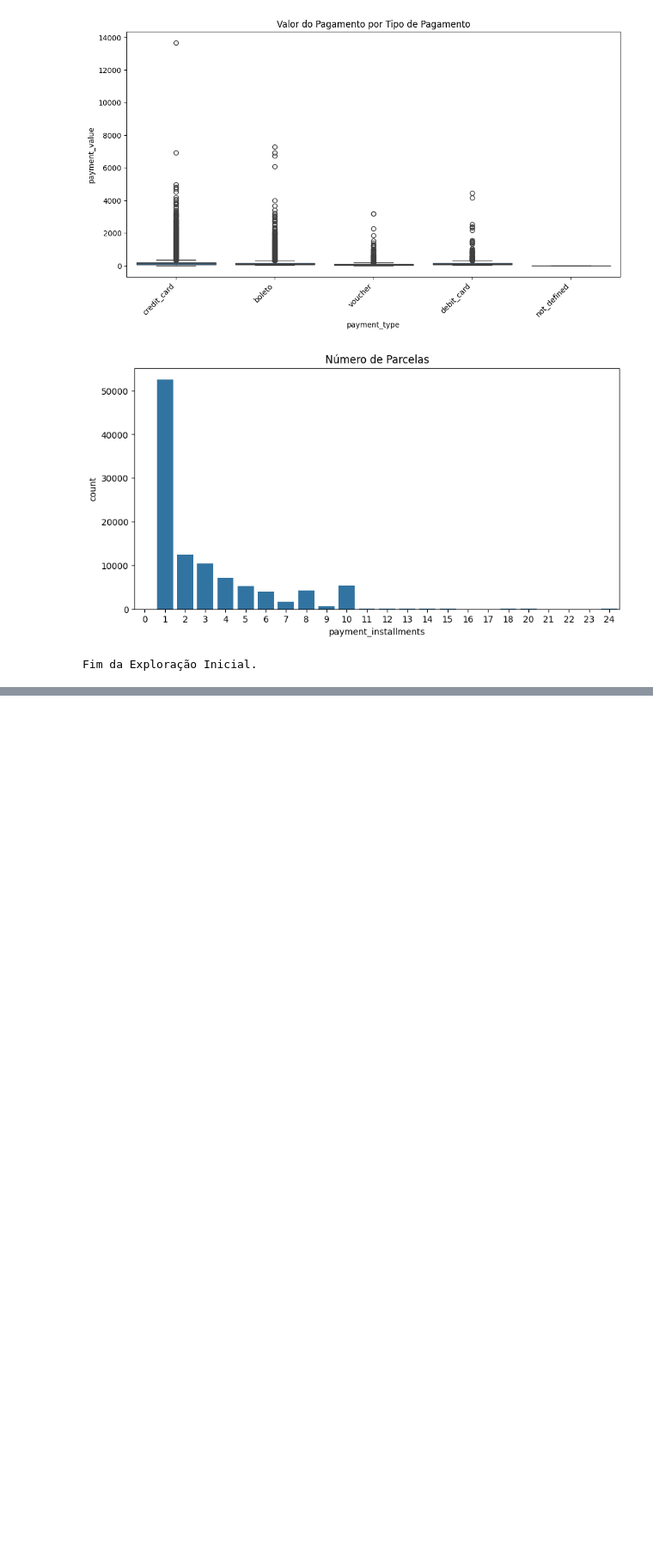
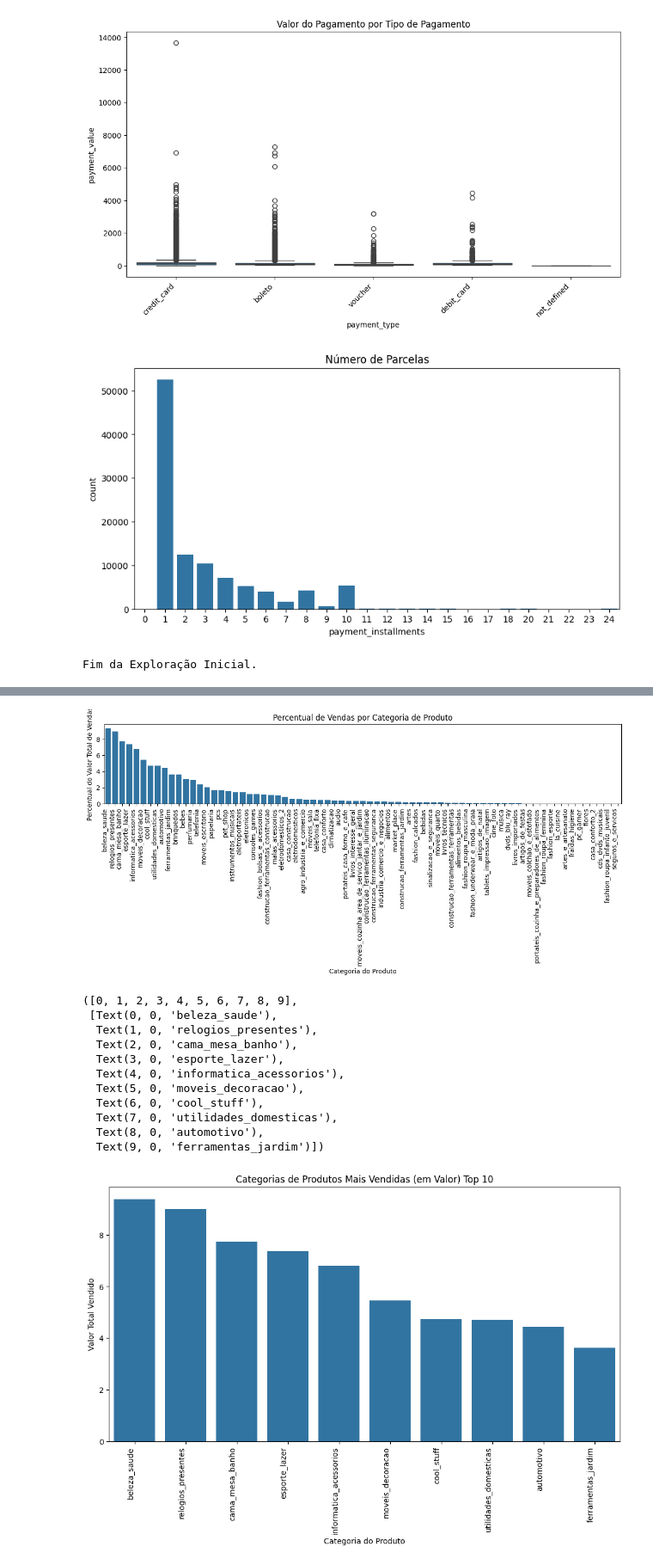
Before and after one commit to Lucas-Salomao/Brazilian-E-Commerce-Public-Dataset-by-Olist, a Jupyter notebook: 01-exploração.ipynb, the cells around one changed output, grey strips where cells are left out. Shown at 86% size. Cells and saved outputs as stored; diff of their text form; code cells hidden in the pictures; blank space fills up the shorter version.

```diff
--- a/01-exploração.ipynb
+++ b/01-exploração.ipynb
@@ -194,0 +264,49 @@ Fim da Exploração Inicial.
+# %%
+# 1. Juntar order_items com products
+order_items_with_category = pd.merge(order_items, products[['product_id', 'product_category_name']], on='product_id', how='left')
+
+# 2. Calcular o total vendido por categoria
+vendas_por_categoria = order_items_with_category.groupby('product_category_name')['price'].sum()
+
+# 3. Calcular o percentual de cada categoria em relação ao total
+percentual_vendas = (vendas_por_categoria / vendas_por_categoria.sum()) * 100
+percentual_vendas = percentual_vendas.sort_values(ascending=False) # Ordenar por percentual
+
+# Criar o gráfico de barras com os percentuais
+plt.figure(figsize=(12, 6))
+sns.barplot(x=percentual_vendas.index, y=percentual_vendas.values)
+plt.title('Percentual de Vendas por Categoria de Produto')
+plt.xlabel('Categoria do Produto')
+plt.ylabel('Percentual do Valor Total de Vendas')
+plt.xticks(rotation=90, ha='right')
+plt.tight_layout()
+plt.show()
+
+
+
+# Opcional: Adicionar os percentuais no topo de cada barra
+# for i, p in enumerate(percentual_vendas):
+#     plt.text(i, p, f'{p:.2f}%', ha='center', va='bottom')
+
+# Opcional: Top N categorias
+top_n = 10  # Exibir apenas as 10 principais categorias
+plt.figure(figsize=(12, 6))
+sns.barplot(x=percentual_vendas.head(top_n).index, y=percentual_vendas.head(top_n).values)
+plt.title('Categorias de Produtos Mais Vendidas (em Valor) Top 10') # ou 'Categorias de Produtos Mais Vendidas (em Quantidade)'
+plt.xlabel('Categoria do Produto')
+plt.ylabel('Valor Total Vendido') # ou 'Quantidade Vendida'
+plt.xticks(rotation=90, ha='right')
+# %% [output]
+[figure, added]
+([0, 1, 2, 3, 4, 5, 6, 7, 8, 9],
+ [Text(0, 0, 'beleza_saude'),
+  Text(1, 0, 'relogios_presentes'),
+  Text(2, 0, 'cama_mesa_banho'),
+  Text(3, 0, 'esporte_lazer'),
+  Text(4, 0, 'informatica_acessorios'),
+  Text(5, 0, 'moveis_decoracao'),
+  Text(6, 0, 'cool_stuff'),
+  Text(7, 0, 'utilidades_domesticas'),
+  Text(8, 0, 'automotivo'),
+  Text(9, 0, 'ferramentas_jardim')])
+[figure, added]
```
Also changed, not shown: parts of 7 cells of this notebook, 14 other files.
